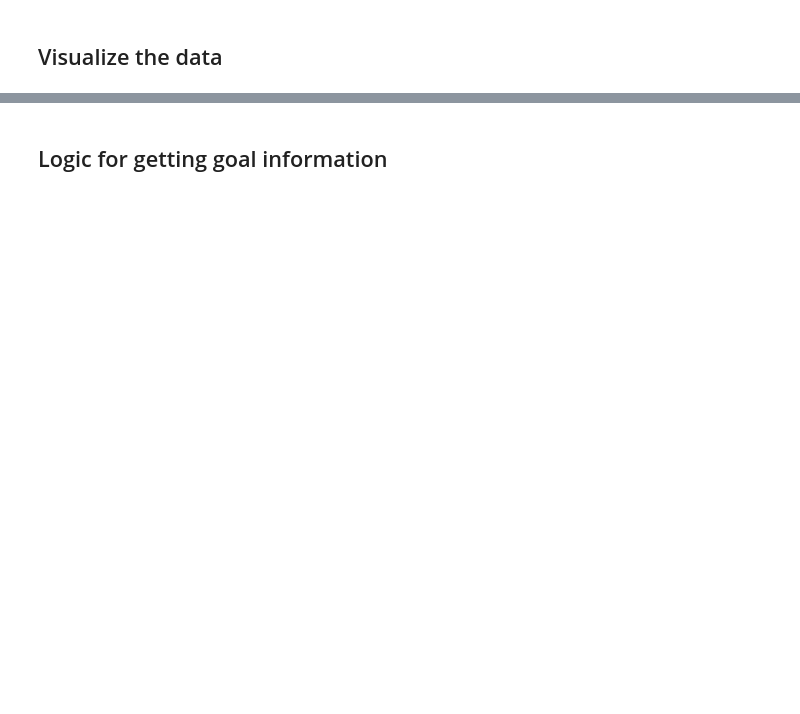
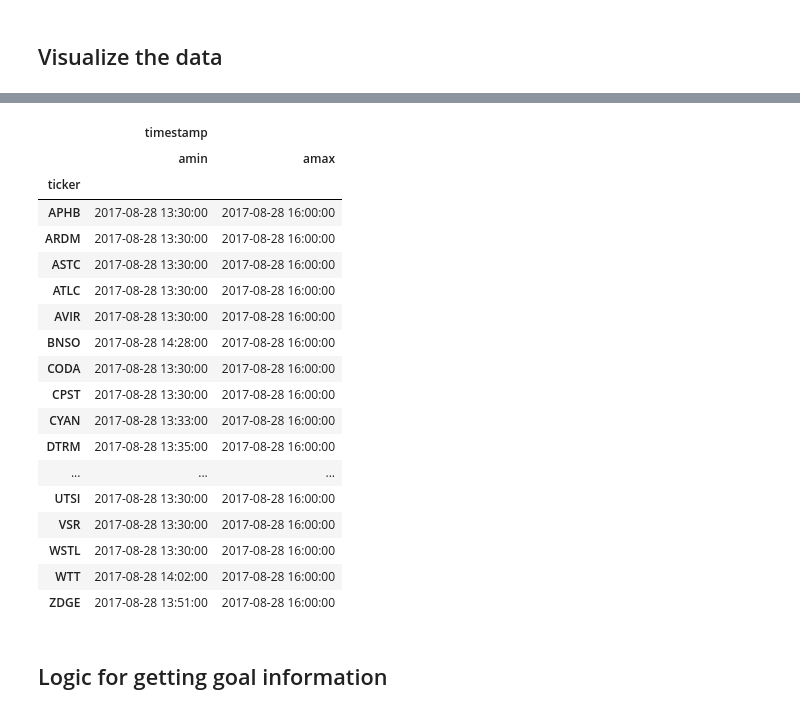
Before and after one commit to dhudsmith/marketModel, a Jupyter notebook: source/jupyter/generate_goal_tags.ipynb, the cells around one changed output, grey strips where cells are left out. Cells and saved outputs as stored; diff of their text form; code cells hidden in the pictures; blank space fills up the shorter version.

```diff
--- a/source/jupyter/generate_goal_tags.ipynb
+++ b/source/jupyter/generate_goal_tags.ipynb
@@ -87,3 +106,60 @@ sns.despine()
+# %%
+## Before evaluating goals, we need to fill in the missing time steps.
+## These missing time steps have zero trading volume.
+## So, all of the prices for these steps are equal to the last
+## closing price. All of the volumes are equal to zero.
+
+stock_data_with_all_minutes = []
+for name, group in grouped_stock_data:
+
+    # Create a dataframe of all the times
+    min_time, max_time = group.index.min(), group.index.max()
+    duration = (min_time - max_time).seconds / 60
+    alltimes = pd.DataFrame([min_time + np.timedelta64(i, 'm') for i in xrange(duration)], columns=['timestamp'])
+    alltimes = alltimes.reset_index(level=0, drop=True).set_index('timestamp')
+
+    # Drop minutes outside of 9:30am - 4:00pm est
+    alltimes = alltimes.between_time('09:30','16:00')
+
+    # Join on the original dataframe
+    alltimes_group = alltimes.join(group)
+
+    # Forward fill the NaN closing prices
+    alltimes_group.loc[:,('ticker', 'close')] = alltimes_group.loc[:,('ticker', 'close')].\
+                                                    fillna(method='ffill', axis=0)
+
+    # Assign all price variables to the close price
+    alltimes_group.loc[:,'open':'close'] = alltimes_group.loc[:,'open':'close'].\
+                                                fillna(method='bfill', axis=1)
+
+    # Assign all NaN volumes to zero
+    alltimes_group.loc[:, 'volume'] = alltimes_group.loc[:, 'volume'].fillna(value=0)
+
+    stock_data_with_all_minutes.append(alltimes_group)
+
+stock_data_with_all_minutes = pd.concat(stock_data_with_all_minutes)
+# %%
+stock_data_with_all_minutes.reset_index().loc[:,('ticker', 'timestamp')].groupby('ticker').agg([np.min,np.max])
+# %% [output]
+|  | timestamp |  |
+|  | amin | amax |
+| ticker |  |  |
+| APHB | 2017-08-28 13:30:00 | 2017-08-28 16:00:00 |
+| ARDM | 2017-08-28 13:30:00 | 2017-08-28 16:00:00 |
+| ASTC | 2017-08-28 13:30:00 | 2017-08-28 16:00:00 |
+| ATLC | 2017-08-28 13:30:00 | 2017-08-28 16:00:00 |
+| AVIR | 2017-08-28 13:30:00 | 2017-08-28 16:00:00 |
+| BNSO | 2017-08-28 14:28:00 | 2017-08-28 16:00:00 |
+| CODA | 2017-08-28 13:30:00 | 2017-08-28 16:00:00 |
+| CPST | 2017-08-28 13:30:00 | 2017-08-28 16:00:00 |
+| CYAN | 2017-08-28 13:33:00 | 2017-08-28 16:00:00 |
+| DTRM | 2017-08-28 13:35:00 | 2017-08-28 16:00:00 |
+| ... | ... | ... |
+| UTSI | 2017-08-28 13:30:00 | 2017-08-28 16:00:00 |
+| VSR | 2017-08-28 13:30:00 | 2017-08-28 16:00:00 |
+| WSTL | 2017-08-28 13:30:00 | 2017-08-28 16:00:00 |
+| WTT | 2017-08-28 14:02:00 | 2017-08-28 16:00:00 |
+| ZDGE | 2017-08-28 13:51:00 | 2017-08-28 16:00:00 |
 # %% [markdown]
 ## Logic for getting goal information
 # %%
```
Also changed, not shown: parts of 15 cells of this notebook, 1 other file.
